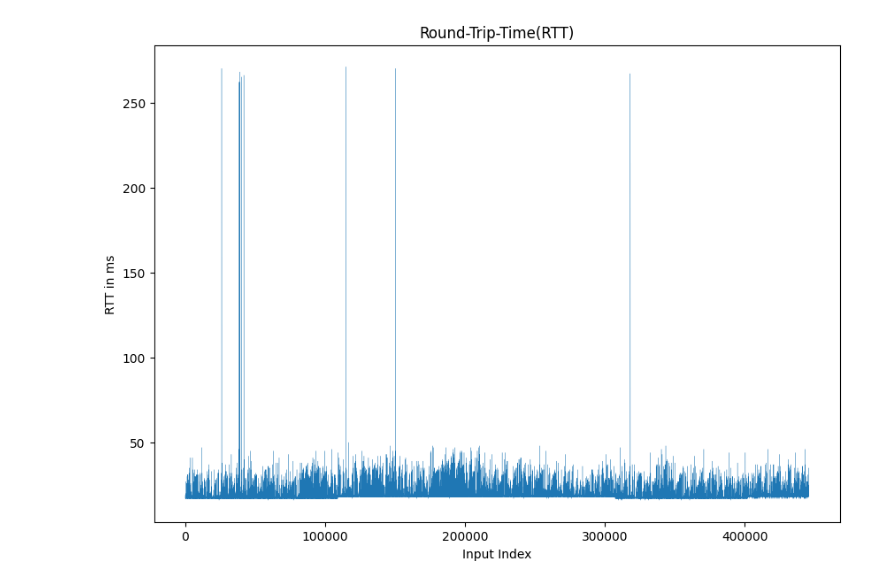
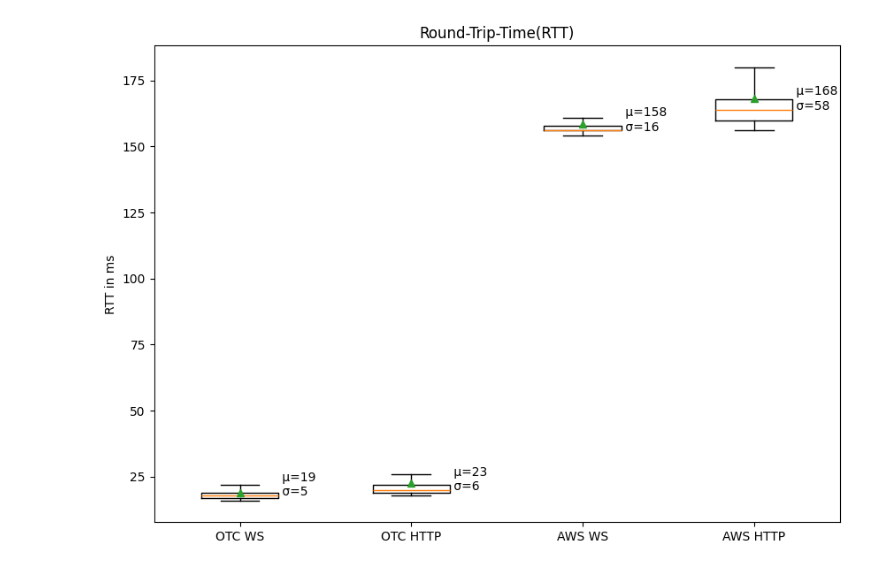
Before and after one commit to wutterfly/browser-timer-results, a Jupyter notebook: remote/analysis.ipynb, the cells around one changed output. Saved outputs shown, nothing was run; the diff lists cells and outputs as text; code cells hidden in the pictures.

```diff
--- a/remote/analysis.ipynb
+++ b/remote/analysis.ipynb
@@ -117,13 +245,26 @@ plt.show()
-# %%
-# plot data - rtt
-
-fig = plt.subplots(figsize =(10, 7))
-#plt.scatter(np.arange(len(chromium_remote_rtt_data)), chromium_remote_rtt_data, s = 5)
-plt.plot(np.arange(len(chromium_remote_rtt_data)), chromium_remote_rtt_data, linewidth=0.2)
-
-plt.xlabel("Input Index")
-plt.ylabel("RTT in ms")
-plt.title("Round-Trip-Time(RTT)")
-plt.show()
-# %% [output]
-[figure, removed]
+# %%
+# plot data - rtt
+means = [chromium_remote_otc_ws_rtt.mean(), chromium_remote_otc_http_rtt.mean(), chromium_remote_aws_ws_rtt.mean(), chromium_remote_aws_http_rtt.mean()]
+stds = [chromium_remote_otc_ws_rtt.std(), chromium_remote_otc_http_rtt.std(), chromium_remote_aws_ws_rtt.std(), chromium_remote_aws_http_rtt.std()]
+#maxs = [chromium_remote_otc_ws_rtt.max(), chromium_remote_otc_http_rtt.max(), chromium_remote_aws_ws_rtt.max(), chromium_remote_aws_http_rtt.max()]
+
+fix, ax = plt.subplots(figsize =(10, 7))
+bp = ax.boxplot(
+    [chromium_remote_otc_ws_rtt, chromium_remote_otc_http_rtt, chromium_remote_aws_ws_rtt, chromium_remote_aws_http_rtt],
+    labels=["OTC WS", "OTC HTTP", "AWS WS", "AWS HTTP"],
+    showfliers=False,
+    showmeans=True,
+    )
+
+for i, line in enumerate(bp['medians']):
+    x, y = line.get_xydata()[1]
+    text = ' μ={:.0f}\n σ={:.0f}'.format(means[i], stds[i])
+    ax.annotate(text, xy=(x, y))
+
+
+
+plt.ylabel("RTT in ms")
+plt.title("Round-Trip-Time(RTT)")
+plt.show()
+# %% [output]
+[figure, added]
```
Also changed, not shown: parts of 7 cells of this notebook, 32 other files.
